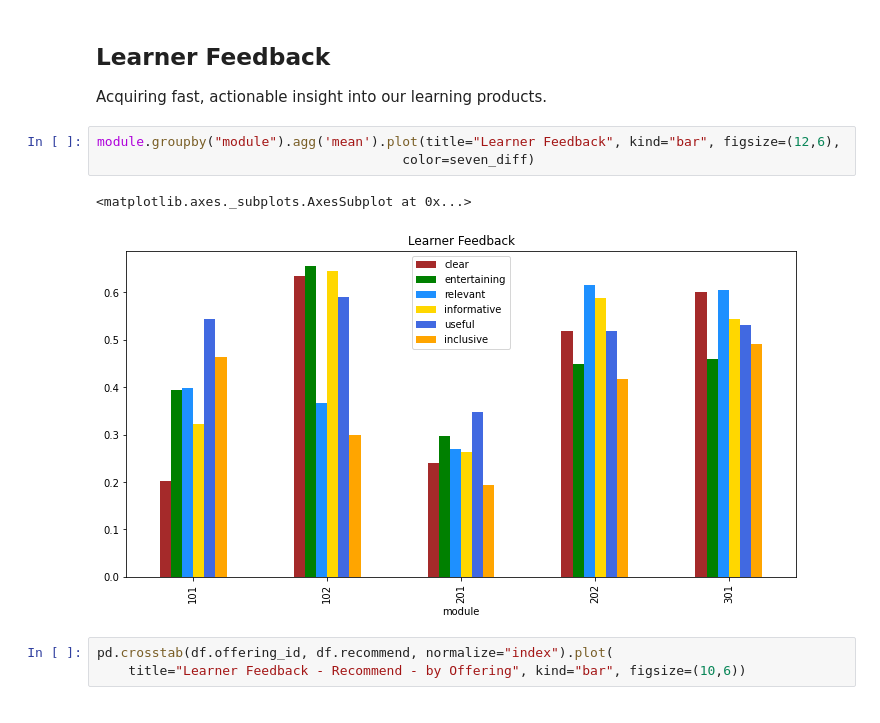
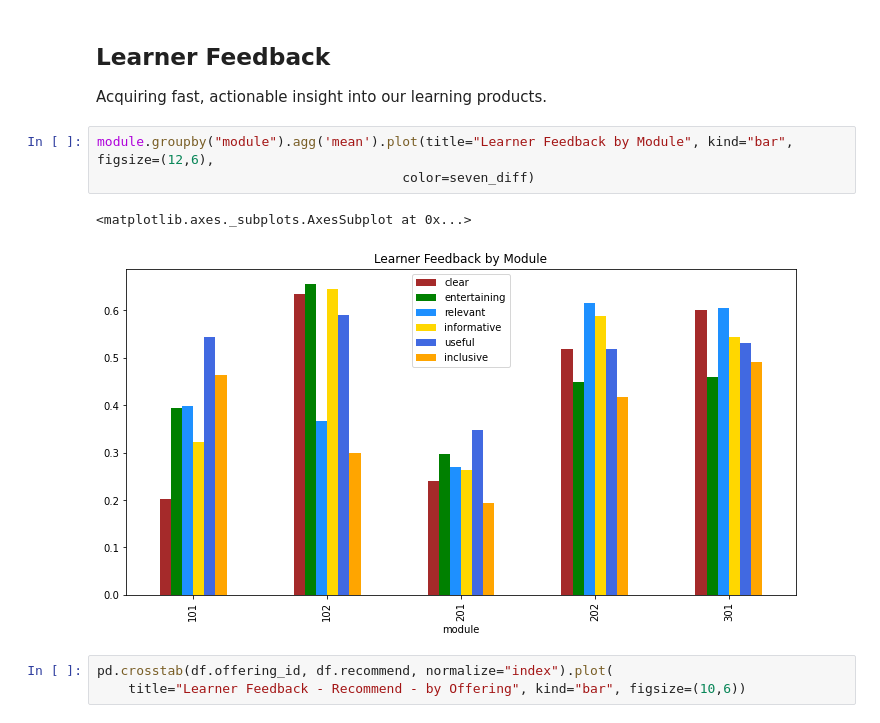
Before and after one commit to ToferC/learner_models, a Jupyter notebook: Evals_analysis.ipynb, the cells around one changed output. Drawn from its saved outputs; the diff is of its cells as text.

```diff
--- a/Evals_analysis.ipynb
+++ b/Evals_analysis.ipynb
@@ -201,11 +271,11 @@ pd.crosstab([df.module.where(df.module==301), df.audience], df.rating, normalize
 ## Learner Feedback
 Acquiring fast, actionable insight into our learning products.
 # %%
-module.groupby("module").agg('mean').plot(title="Learner Feedback", kind="bar", figsize=(12,6),
+module.groupby("module").agg('mean').plot(title="Learner Feedback by Module", kind="bar", figsize=(12,6),
                                        color=seven_diff)
 # %% [output]
 <matplotlib.axes._subplots.AxesSubplot at 0x...>
-[figure, old version]
+[figure, new version]
 # %%
 pd.crosstab(df.offering_id, df.recommend, normalize="index").plot(
     title="Learner Feedback - Recommend - by Offering", kind="bar", figsize=(10,6))
```
Also changed, not shown: parts of 17 cells of this notebook, 1 other file.
